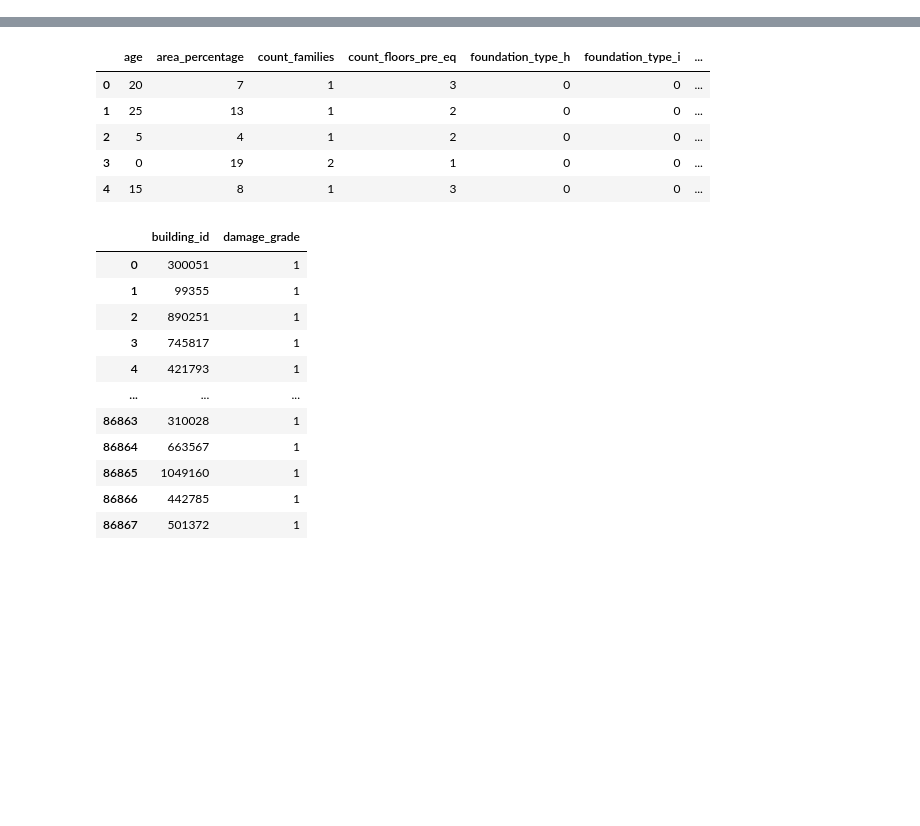
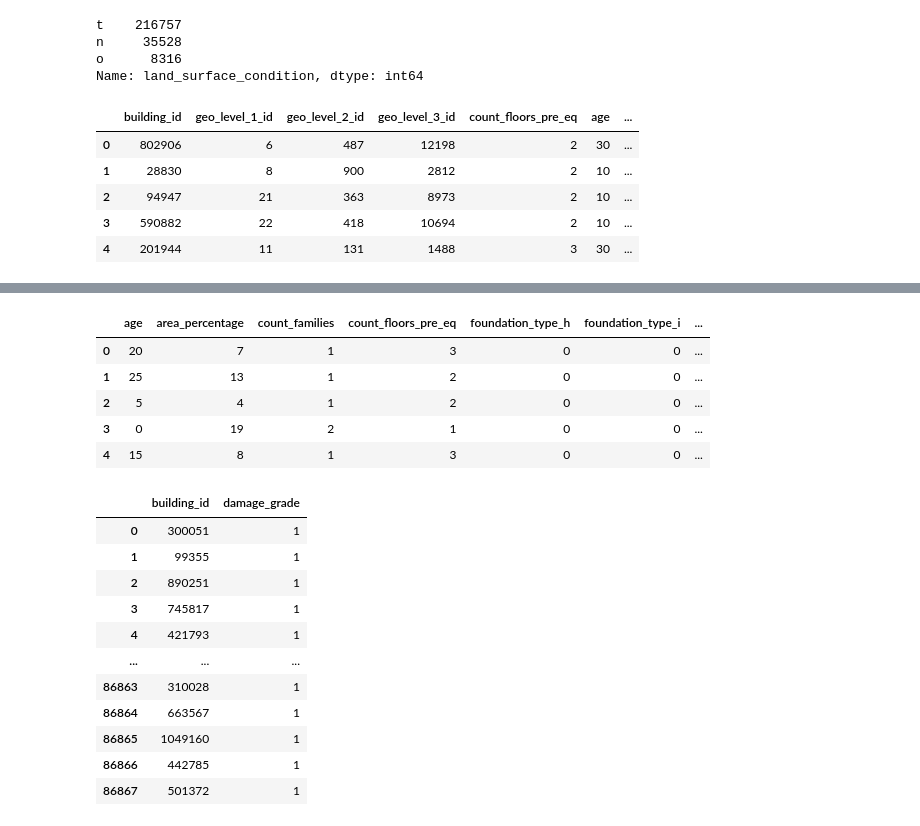
Before and after one commit to mohanpartha/ML_preprocessing, a Jupyter notebook: EarthQuake.ipynb, the cells around one changed output, grey strips where cells are left out. Cells and saved outputs as stored; diff of their text form; code cells hidden in the pictures; blank space fills up the shorter version.

```diff
--- a/EarthQuake.ipynb
+++ b/EarthQuake.ipynb
@@ -91,0 +124,22 @@ df_X = pd.concat([df_train.drop(columns=col_for_dummy),
+# %%
+# Examining the y data, For any machine learning problem, we need 3 things
+# 1 X - data to train (Capital X); y - result for each row (observation), 3 a model to train
+# Value_counts method gives the distribution ofthe data ...this will tell us some insights about our data
+# here we can see how the data is distributed
+df_train['land_surface_condition'].value_counts()
+# %% [output]
+t    216757
+n     35528
+o      8316
+Name: land_surface_condition, dtype: int64
+# %%
+# .head method gives some insight about the data...I want to get rid of Building id and it is just a
+# sequence number
+df_train.head()
+# %% [output]
+|  | building_id | geo_level_1_id | geo_level_2_id | geo_level_3_id | count_floors_pre_eq | age | ... |
+| 0 | 802906 | 6 | 487 | 12198 | 2 | 30 | ... |
+| 1 | 28830 | 8 | 900 | 2812 | 2 | 10 | ... |
+| 2 | 94947 | 21 | 363 | 8973 | 2 | 10 | ... |
+| 3 | 590882 | 22 | 418 | 10694 | 2 | 10 | ... |
+| 4 | 201944 | 11 | 131 | 1488 | 3 | 30 | ... |
```
Also changed, not shown: parts of 89 cells of this notebook.
